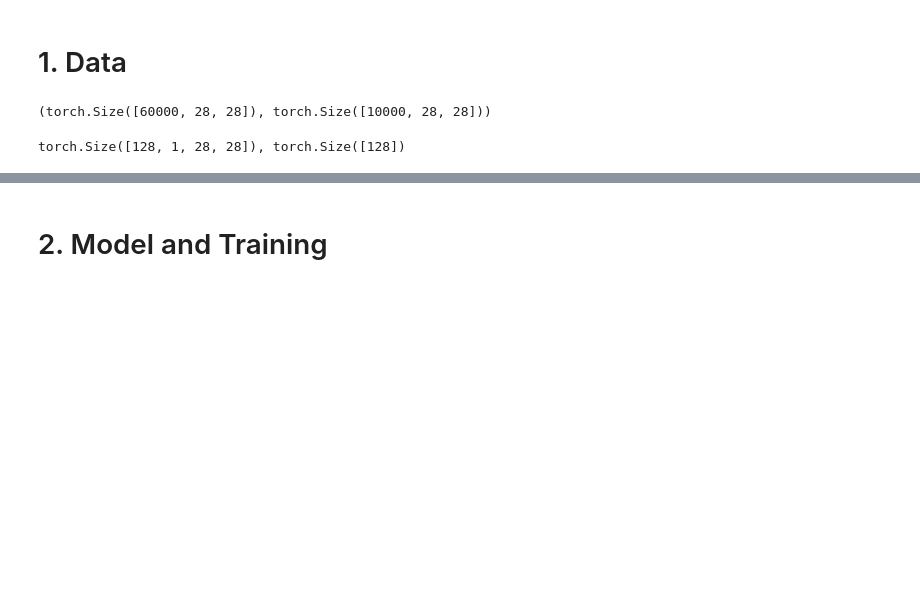
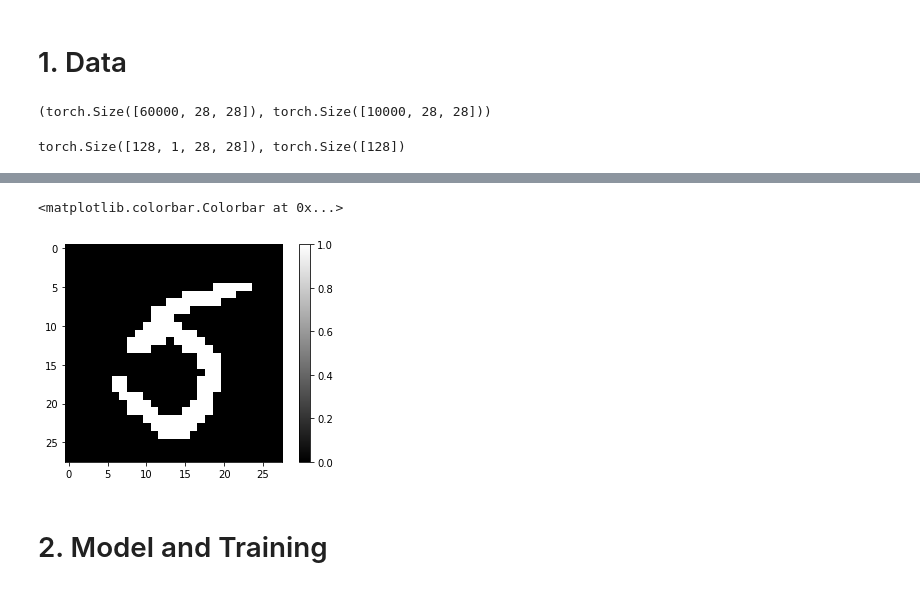
Before and after one commit to 10258392511/SemesterProject1, a Jupyter notebook: run_MADE.ipynb, the cells around one changed output, grey strips where cells are left out. Cells and saved outputs as stored; diff of their text form; code cells hidden in the pictures; blank space fills up the shorter version.

```diff
--- a/run_MADE.ipynb
+++ b/run_MADE.ipynb
@@ -42,3 +48,9 @@ plt.colorbar()
+# %%
+plt.imshow(img_tensor[0, 0] > 0.5, cmap="gray")
+plt.colorbar()
+# %% [output]
+<matplotlib.colorbar.Colorbar at 0x...>
+[figure, added]
 # %% [markdown]
 # 2. Model and Training
 # %%
```
Also changed, not shown: parts of 12 cells of this notebook, 3 other files.
